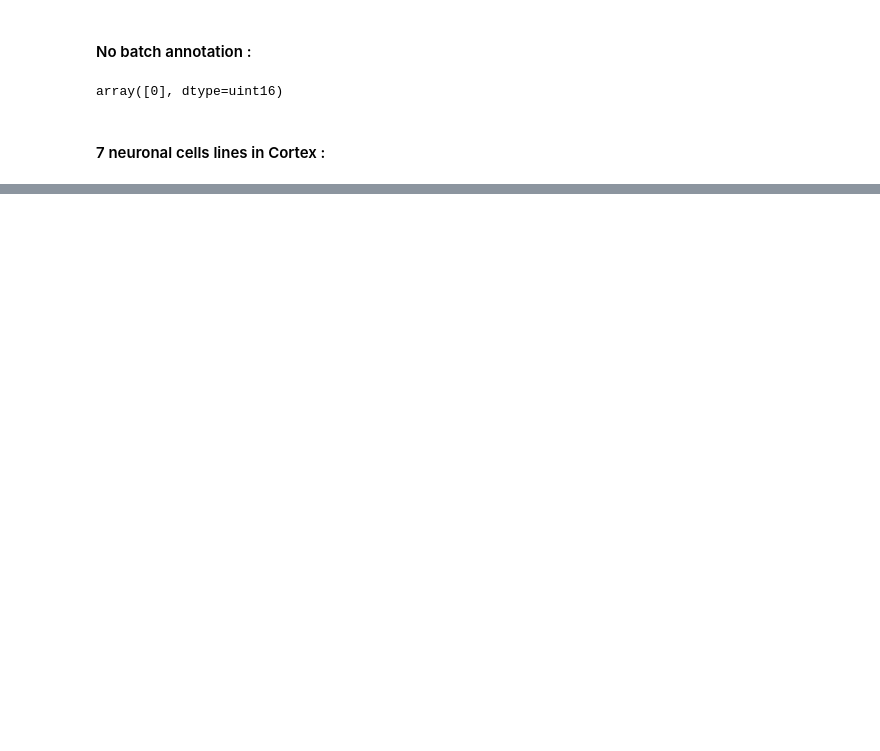
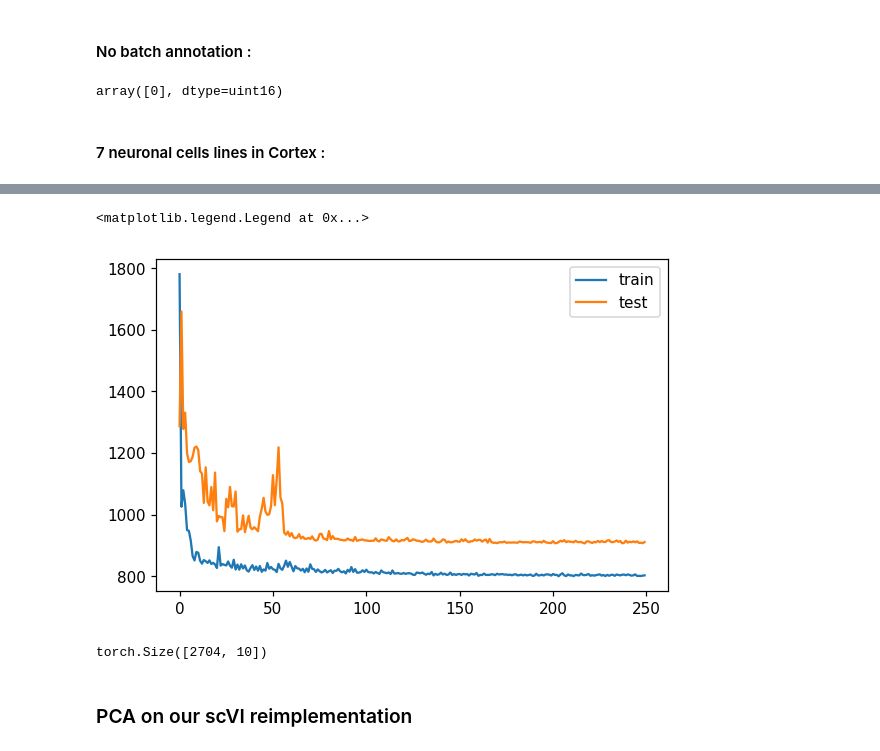
Before and after one commit to zacharielegault/umontreal-ift6269-pgm, a Jupyter notebook: cortex_experiments.ipynb, the cells around one changed output, grey strips where cells are left out. Drawn from its saved outputs; the diff is of its cells as text; code cells hidden in the pictures; blank space fills up the shorter version.

```diff
--- a/cortex_experiments.ipynb
+++ b/cortex_experiments.ipynb
@@ -4,0 +24,3 @@ from cortex import CortexDataset
+# %%
+%matplotlib inline
+plt.rcParams['figure.dpi'] = 110
@@ -24,0 +159,11 @@ array([0, 1, 2, 3, 4, 5, 6], dtype=uint16)
+# %%
+vae = scVI_vae.scVI_vae(n_genes = cortex_dataset.nb_genes)
+# %%
+losses_train, losses_test = scVI_vae.train_scvi(vae, x_train, x_test, n_epochs=250)
+# %%
+plt.plot(losses_train, label="train")
+plt.plot(losses_test, label = "test")
+plt.legend()
+# %% [output]
+<matplotlib.legend.Legend at 0x...>
+[figure, added]
@@ -24,0 +172,6 @@ array([0, 1, 2, 3, 4, 5, 6], dtype=uint16)
+# %%
+latent_space.size()
+# %% [output]
+torch.Size([2704, 10])
+# %% [markdown]
+### PCA on our scVI reimplementation
```
Also changed, not shown: parts of 41 cells of this notebook.
